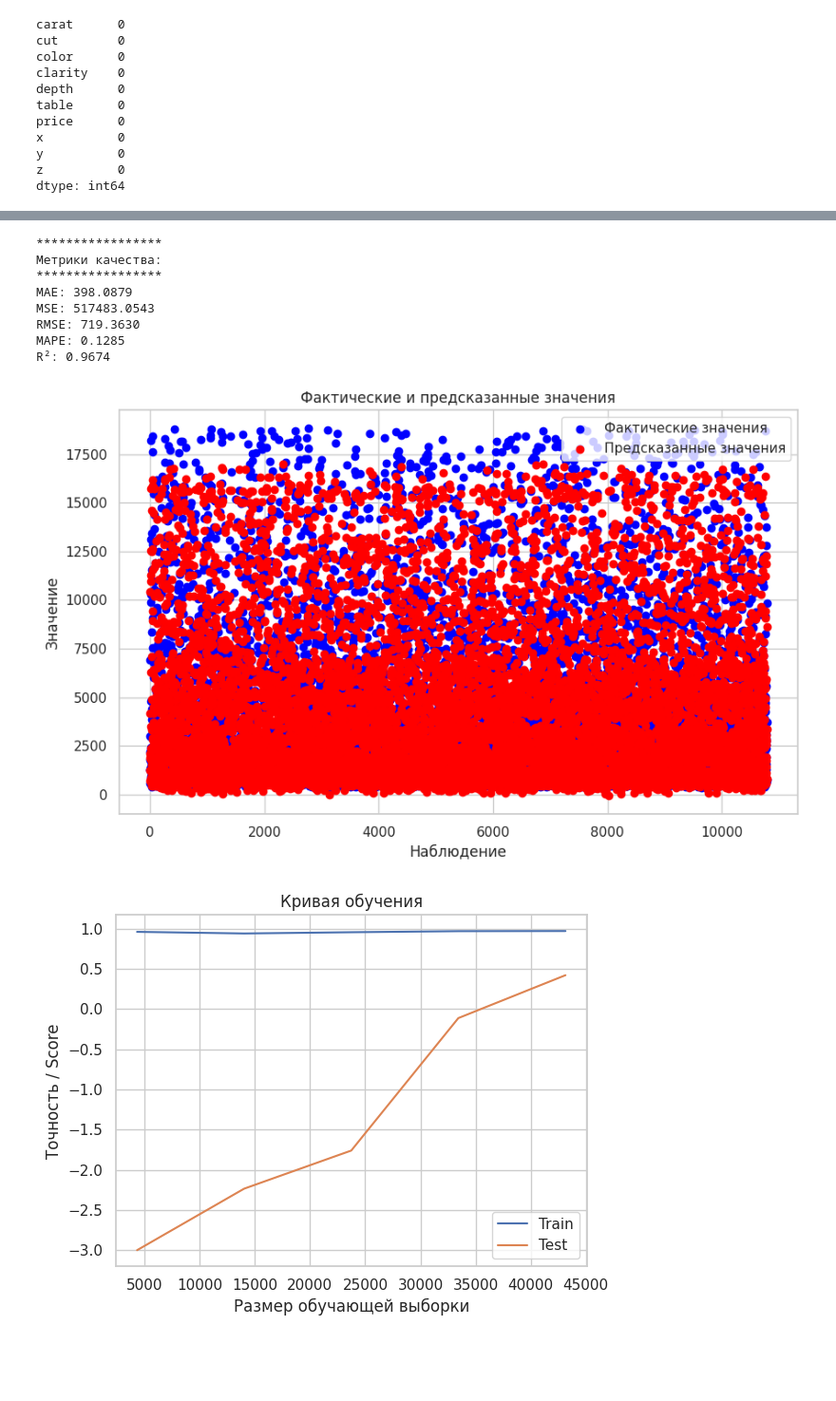
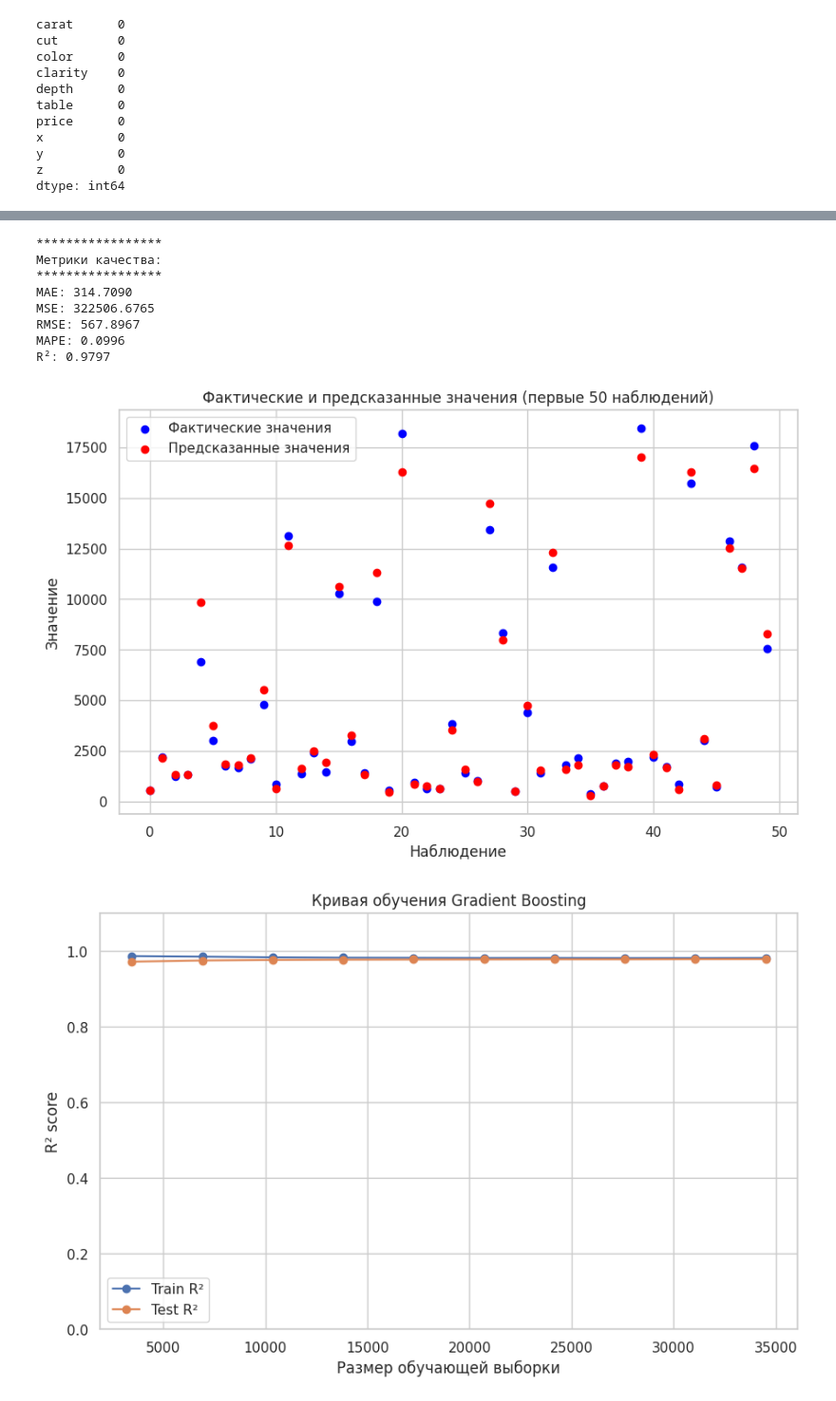
Before and after one commit to Tousty-Dzmitry/Belhard-HW, a Jupyter notebook: home_work_5/main.ipynb, the cells around one changed output, grey strips where cells are left out. Shown at 95% size. Saved outputs shown, nothing was run; the diff lists cells and outputs as text; code cells hidden in the pictures; blank space fills up the shorter version.

Commit message:
learning curve, encoding

```diff
--- a/home_work_5/main.ipynb
+++ b/home_work_5/main.ipynb
@@ -161,3 +135,11 @@ print(df.head())
+# %%
+import seaborn as sns
+
+# Загрузка данных
+df = sns.load_dataset('diamonds')
+# Вариант 1: Преобразование категорий в числовые значения (рекомендуется)
+for col in ['cut', 'color', 'clarity']:
+    df[col] = df[col].astype('category').cat.codes
 # %%
 # Разделение на признаки и целевую переменную
 X = df.drop('price', axis=1)  # 'price' — целевая переменная
@@ -168,7 +150,7 @@ from sklearn.model_selection import train_test_split
 
 X_train, X_test, y_train, y_test = train_test_split(X, y, test_size=0.2, random_state=42)
 # %%
-# Регрессор Gradient Boosting.
+# Регрессор Gradient Boosting
 import numpy as np
 import pandas as pd
 import matplotlib.pyplot as plt
@@ -178,7 +160,14 @@ from sklearn.metrics import mean_absolute_error, mean_squared_error, r2_score
 from sklearn.metrics import mean_absolute_percentage_error
 
 # Создание и обучение модели Gradient Boosting Regressor
-model = GradientBoostingRegressor() # параметры
+model = GradientBoostingRegressor(
+    n_estimators=500,
+    learning_rate=0.05,
+    max_depth=3,
+    min_samples_leaf=10,
+    subsample=0.8,
+    random_state=42
+) # параметры
 model.fit(X_train, y_train)
 
 # Предсказание на тестовой выборке
@@ -186,50 +175,59 @@ y_pred = model.predict(X_test)
 
 # Вычисление метрик
 mae = mean_absolute_error(y_test, y_pred)
 mse = mean_squared_error(y_test, y_pred)
 rmse = np.sqrt(mse)
 mape = mean_absolute_percentage_error(y_test, y_pred)
 r2 = r2_score(y_test, y_pred)
 
 print(f'*****************')
 print(f'Метрики качества:')
 print(f'*****************')
 print(f'MAE: {mae:.4f}')
 print(f'MSE: {mse:.4f}')
 print(f'RMSE: {rmse:.4f}')
 print(f'MAPE: {mape:.4f}')
 print(f'R²: {r2:.4f}')
 
-# Визуализация предсказанных и фактических значений
+# Визуализация предсказанных и фактических значений (первые 50 наблюдений)
 plt.figure(figsize=(10, 6))
-plt.scatter(range(len(y_test)), y_test, color='blue', label='Фактические значения')
-plt.scatter(range(len(y_test)), y_pred, color='red', label='Предсказанные значения')
+plt.scatter(range(50), y_test[:50], color='blue', label='Фактические значения')
+plt.scatter(range(50), y_pred[:50], color='red', label='Предсказанные значения')
 plt.xlabel('Наблюдение')
 plt.ylabel('Значение')
-plt.title('Фактические и предсказанные значения')
+plt.title('Фактические и предсказанные значения (первые 50 наблюдений)')
 plt.legend()
 plt.show()
 
-#  как меняется качество модели (точность) в зависимости от размера обучающей выборки.
-train_sizes, train_scores, test_scores = learning_curve(model, X, y)
+# Кривая обучения Gradient Boosting"
+train_sizes, train_scores, test_scores = learning_curve(
+    model,
+    X_train,
+    y_train,
+    cv=5,
+    scoring='r2',
+    train_sizes=np.linspace(0.1, 1.0, 10),
+    n_jobs=-1
+)
 
-plt.plot(train_sizes, np.mean(train_scores, axis=1), label="Train")
-plt.plot(train_sizes, np.mean(test_scores, axis=1), label="Test")
-
-plt.xlabel("Размер обучающей выборки")  # Подпись оси X
-plt.ylabel("Точность / Score")          # Подпись оси Y
+plt.figure(figsize=(10, 6))
+plt.plot(train_sizes, np.mean(train_scores, axis=1), 'o-', label="Train R²")
+plt.plot(train_sizes, np.mean(test_scores, axis=1), 'o-', label="Test R²")
+plt.xlabel("Размер обучающей выборки")
+plt.ylabel("R² score")
+plt.ylim(0, 1.1)
 plt.legend()
-plt.title("Кривая обучения")
-plt.grid(True)                          # Сетка для удобства
+plt.title("Кривая обучения Gradient Boosting")
+plt.grid(True)
 plt.show()
 # %% [output]
 *****************
 Метрики качества:
 *****************
-MAE: 398.0879
-MSE: 517483.0543
-RMSE: 719.3630
-MAPE: 0.1285
-R²: 0.9674
+MAE: 314.7090
+MSE: 322506.6765
+RMSE: 567.8967
+MAPE: 0.0996
+R²: 0.9797
-[figure, old version]
+[figure, new version]
-[figure, old version]
+[figure, new version]
```
Also changed, not shown: parts of 9 cells of this notebook.
